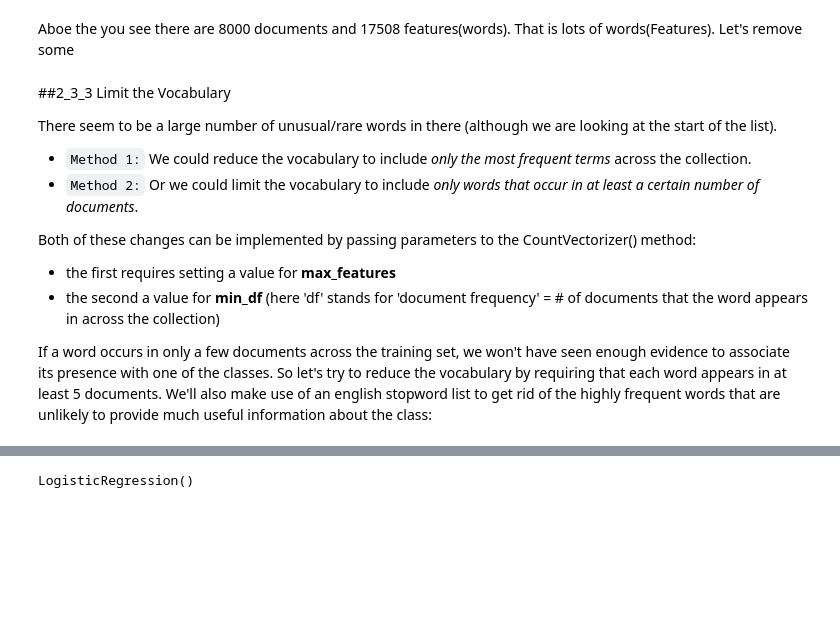
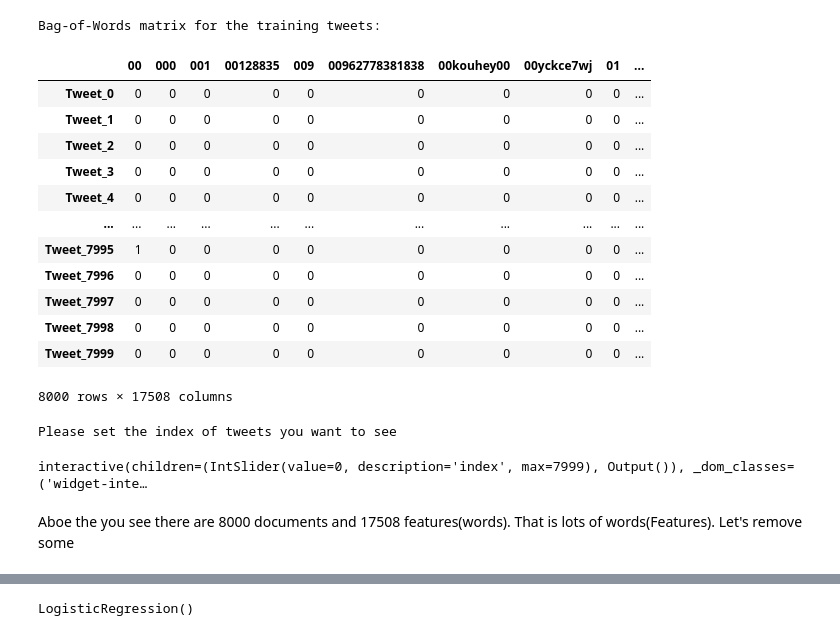
Before and after one commit to Mohammad-Amirifard/NLP_Tutorial, a Jupyter notebook: 02_Building_a_Text_Classifier.ipynb, the cells around one changed output, grey strips where cells are left out. Saved outputs shown, nothing was run; the diff lists cells and outputs as text; code cells hidden in the pictures; blank space fills up the shorter version.

```diff
--- a/02_Building_a_Text_Classifier.ipynb
+++ b/02_Building_a_Text_Classifier.ipynb
@@ -355,16 +410,43 @@ In the following table, you can see the freqency of each word in their documents
+# %%
+# Fit the vectorizer on training tweets and transform them into feature vectors
+vectorizer = CountVectorizer()
+vectorizer.fit(train_x)
+train_vector = vectorizer.transform(train_x)
+
+# Display word frequencies for the first few tweets
+print("\nBag-of-Words matrix for the training tweets:")
+view_main = pd.DataFrame(train_vector.toarray(),
+                         columns=vectorizer.get_feature_names_out(),
+                         index=[f"Tweet_{i}" for i in range(len(train_x))])
+view_main
+# %% [output]
+Bag-of-Words matrix for the training tweets:
+|  | 00 | 000 | 001 | 00128835 | 009 | 00962778381838 | 00kouhey00 | 00yckce7wj | 01 | ... |
+| Tweet_0 | 0 | 0 | 0 | 0 | 0 | 0 | 0 | 0 | 0 | ... |
+| Tweet_1 | 0 | 0 | 0 | 0 | 0 | 0 | 0 | 0 | 0 | ... |
+| Tweet_2 | 0 | 0 | 0 | 0 | 0 | 0 | 0 | 0 | 0 | ... |
+| Tweet_3 | 0 | 0 | 0 | 0 | 0 | 0 | 0 | 0 | 0 | ... |
+| Tweet_4 | 0 | 0 | 0 | 0 | 0 | 0 | 0 | 0 | 0 | ... |
+| ... | ... | ... | ... | ... | ... | ... | ... | ... | ... | ... |
+| Tweet_7995 | 1 | 0 | 0 | 0 | 0 | 0 | 0 | 0 | 0 | ... |
+| Tweet_7996 | 0 | 0 | 0 | 0 | 0 | 0 | 0 | 0 | 0 | ... |
+| Tweet_7997 | 0 | 0 | 0 | 0 | 0 | 0 | 0 | 0 | 0 | ... |
+| Tweet_7998 | 0 | 0 | 0 | 0 | 0 | 0 | 0 | 0 | 0 | ... |
+| Tweet_7999 | 0 | 0 | 0 | 0 | 0 | 0 | 0 | 0 | 0 | ... |
+8000 rows × 17508 columns
+# %%
+#Let's see it;s frequency
+print("Please set the index of tweets you want to see")
+@interact(index=(0, len(train_x)-1))
+def view_vectorized_tweet(index=0):
+    print(f"The text of this Tweet:\n{train_x[index]}\n")
+    tweet_vector = train_vector[index].toarray()
+    df = pd.DataFrame(tweet_vector, columns=vectorizer.get_feature_names_out())
+    df = df.loc[:, (df != 0).any(axis=0)]  # filter out zero columns
+    display(df.T.rename(columns={0: "Frequency"}))
+# %% [output]
+Please set the index of tweets you want to see
+interactive(children=(IntSlider(value=0, description='index', max=7999), Output()), _dom_classes=('widget-inte…
 # %% [markdown]
 Aboe the you see there are 8000 documents and 17508 features(words).
 That is lots of words(Features). Let's remove some
-# %% [markdown]
-##2_3_3 Limit the Vocabulary
-
-
-There seem to be a large number of unusual/rare words in there (although we are looking at the start of the list).
-- `Method 1:` We could reduce the vocabulary to include *only the most frequent terms* across the collection.
-- `Method 2:` Or we could limit the vocabulary to include *only words that occur in at least a certain number of documents*.
-
-Both of these changes can be implemented by passing parameters to the CountVectorizer() method:
-- the first requires setting a value for **max_features**
-- the second a value for **min_df** (here 'df' stands for 'document frequency' = # of documents that the word appears in across the collection)
-
-If a word occurs in only a few documents across the training set, we won't have seen enough evidence to associate its presence with one of the classes. So let's try to reduce the vocabulary by requiring that each word appears in at least 5 documents. We'll also make use of an english stopword list to get rid of the highly frequent words that are unlikely to provide much useful information about the class:
```
Also changed, not shown: parts of 118 cells of this notebook.
